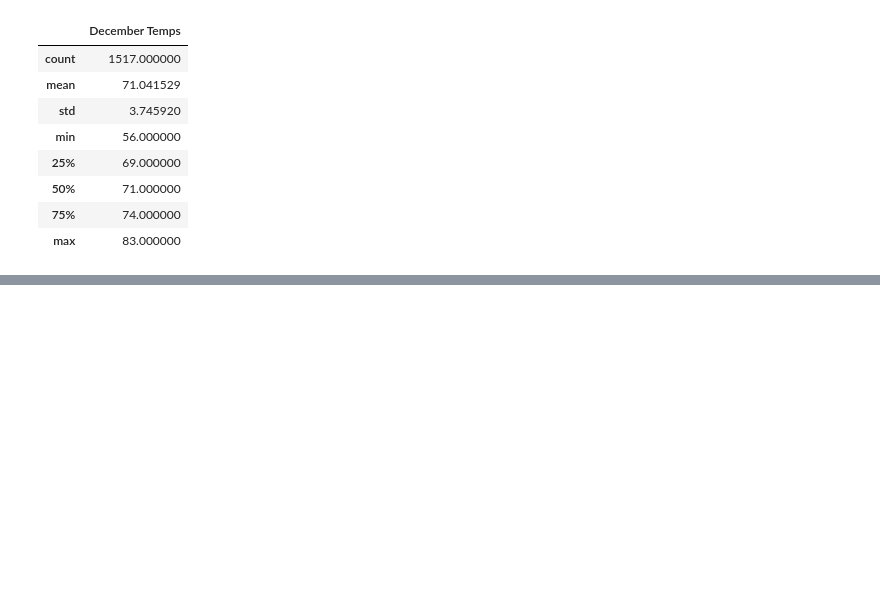
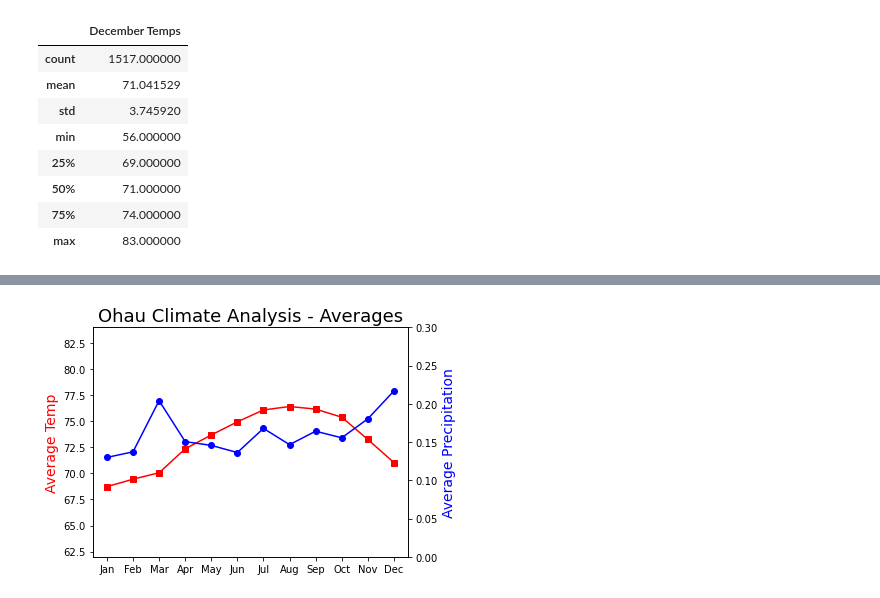
Before and after one commit to sjmisina/sufs_up, a Jupyter notebook: SurfsUp_Challenge.ipynb, the cells around one changed output, grey strips where cells are left out. Cells and saved outputs as stored; diff of their text form; code cells hidden in the pictures; blank space fills up the shorter version.

Commit message:
finished visual assets for del 3

```diff
--- a/SurfsUp_Challenge.ipynb
+++ b/SurfsUp_Challenge.ipynb
@@ -75,0 +106,6 @@ dec_df.describe()
+# %%
+new_df = df_combo.describe()
+new_df = new_df.transpose()
+new_df.index.name = 'Month'
+new_df = new_df.drop(['count','25%','50%','75%','std'], axis=1)
+new_df_t = new_df.add_prefix('t_')
@@ -75,0 +123,45 @@ dec_df.describe()
+# %%
+new_df = df_combo.describe()
+new_df = new_df.transpose()
+new_df.index.name = 'Month'
+new_df = new_df.drop(['count','25%','50%','75%','std'], axis=1)
+new_df_p = new_df.add_prefix('p_')
+# %%
+# Create shortened month names to declutter graph
+proj_df = (new_df_t.join(new_df_p))
+xaxis_labels = proj_df.index.str[:3]
+# %%
+# create figure and axis objects with subplots()
+fig,ax1=plt.subplots()
+ax2 = ax1.twinx()
+
+xaxis = proj_df.index.values.tolist()
+xaxis = proj_df.index.str[:3]
+# yaxis = proj_df.t_mean.values.tolist()
+# yaxis2 = proj_df.p_mean.values.tolist()
+
+yaxis = proj_df.t_mean.values.tolist()
+ax1.plot(xaxis,yaxis,color='red',marker='s')
+
+yaxis2 = proj_df.p_mean.values.tolist()
+ax2.plot(xaxis,yaxis2,color='blue',marker='o')
+
+ax1.set_ylabel('Average Temp',color='red',fontsize=14)
+ax1.set_ylim((62,84))
+ax2.set_ylabel('Average Precipitation',color='blue',fontsize=14)
+ax2.set_ylim((0,0.3))
+
+plt.grid(True,'minor','both')
+plt.title('Ohau Climate Analysis - Averages',fontsize=18)
+
+#ax.legend(handles=(['Temp','Rain'])
+fig.tight_layout()
+plt.show()
+
+#save the plot as a file
+fig.savefig('readme_resources/year_average.png',
+            format='png',
+            dpi=100,
+            bbox_inches='tight')
+# %% [output]
+[figure, added]
```
Also changed, not shown: parts of 11 cells of this notebook, 5 other files.
